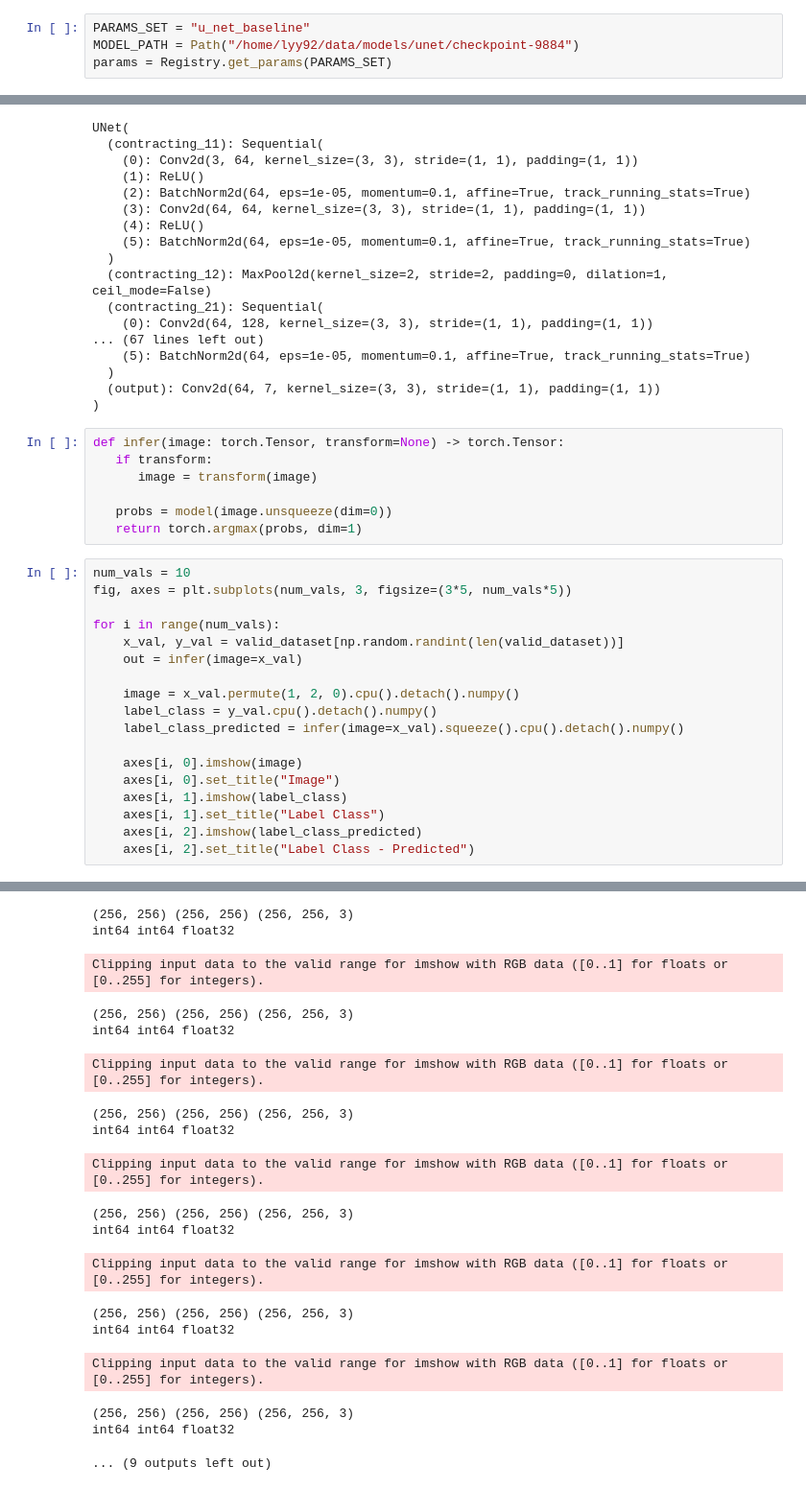
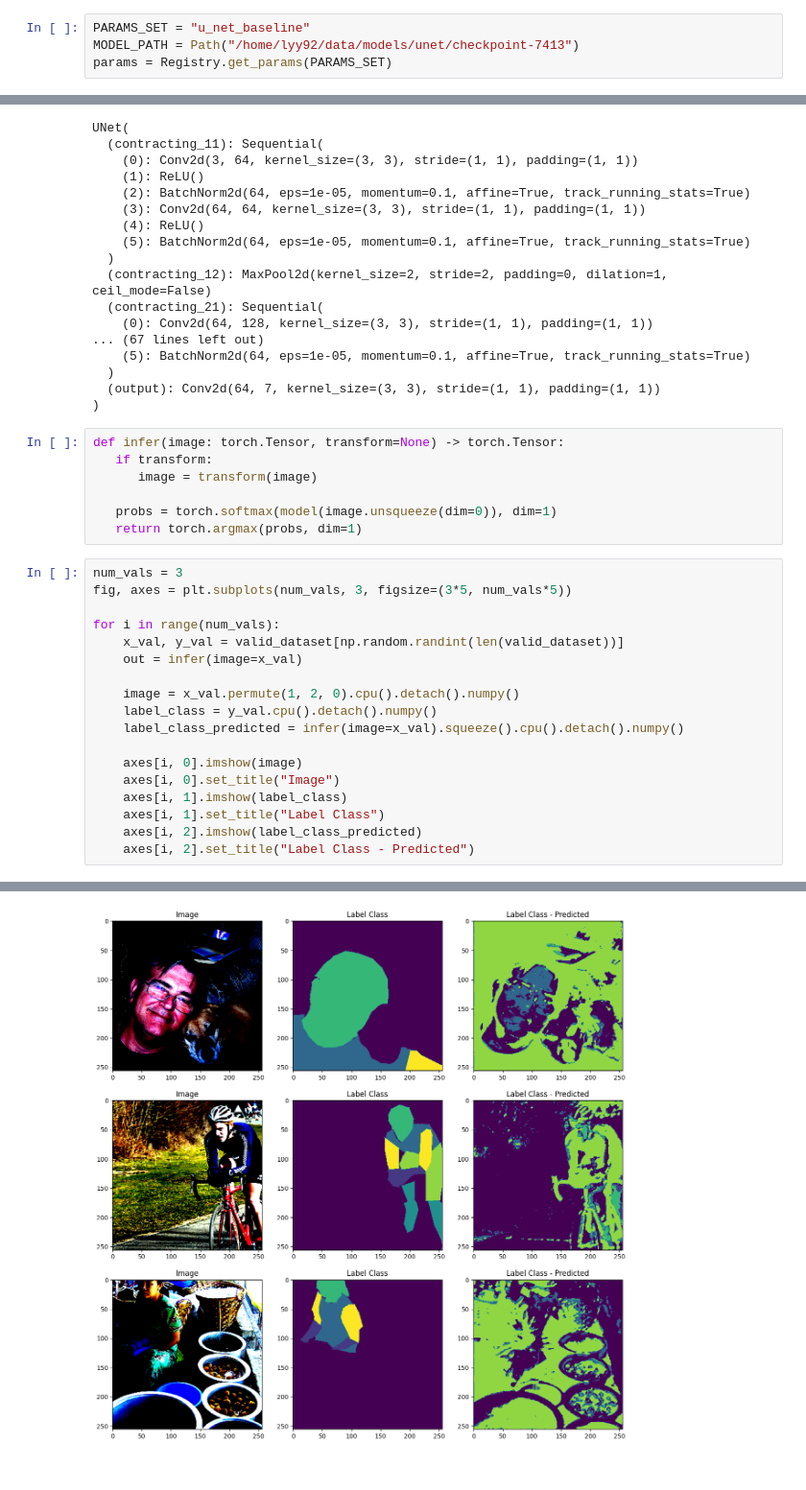
Before and after one commit to yiyang92/super-duper-segmentation, a Jupyter notebook: notebooks/demo.ipynb, the cells around one changed output, grey strips where cells are left out. Shown: that part at 96% size. Cells and saved outputs as stored; diff of their text form.

```diff
--- a/notebooks/demo.ipynb
+++ b/notebooks/demo.ipynb
@@ -11,7 +11,7 @@ from super_segmenter.utils.params import Registry
 from super_segmenter.training.data import PascalPartDataset
 # %%
 PARAMS_SET = "u_net_baseline"
-MODEL_PATH = Path("/home/lyy92/data/models/unet/checkpoint-9884")
+MODEL_PATH = Path("/home/lyy92/data/models/unet/checkpoint-7413")
 params = Registry.get_params(PARAMS_SET)
 # %%
 valid_dataset = PascalPartDataset(
@@ -49,10 +49,10 @@ def infer(image: torch.Tensor, transform=None) -> torch.Tensor:
    if transform:
       image = transform(image)
 
-   probs = model(image.unsqueeze(dim=0))
+   probs = torch.softmax(model(image.unsqueeze(dim=0)), dim=1)
    return torch.argmax(probs, dim=1)
 # %%
-num_vals = 10
+num_vals = 3
 fig, axes = plt.subplots(num_vals, 3, figsize=(3*5, num_vals*5))
 
 for i in range(num_vals):
@@ -74,18 +76 @@ Clipping input data to the valid range for imshow with RGB data ([0..1] for floa
-(256, 256) (256, 256) (256, 256, 3)
-int64 int64 float32
-Clipping input data to the valid range for imshow with RGB data ([0..1] for floats or [0..255] for integers).
-(256, 256) (256, 256) (256, 256, 3)
-int64 int64 float32
-Clipping input data to the valid range for imshow with RGB data ([0..1] for floats or [0..255] for integers).
-(256, 256) (256, 256) (256, 256, 3)
-int64 int64 float32
-Clipping input data to the valid range for imshow with RGB data ([0..1] for floats or [0..255] for integers).
-(256, 256) (256, 256) (256, 256, 3)
-int64 int64 float32
-Clipping input data to the valid range for imshow with RGB data ([0..1] for floats or [0..255] for integers).
-(256, 256) (256, 256) (256, 256, 3)
-int64 int64 float32
-Clipping input data to the valid range for imshow with RGB data ([0..1] for floats or [0..255] for integers).
-(256, 256) (256, 256) (256, 256, 3)
-int64 int64 float32
-... (9 outputs left out)
+[figure, added]
```
Also changed, not shown: parts of 1 cell of this notebook, 1 other file.
